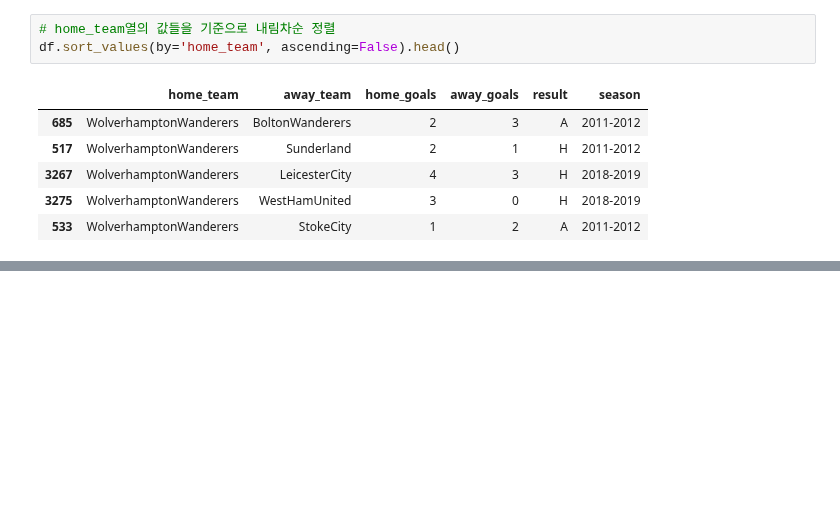
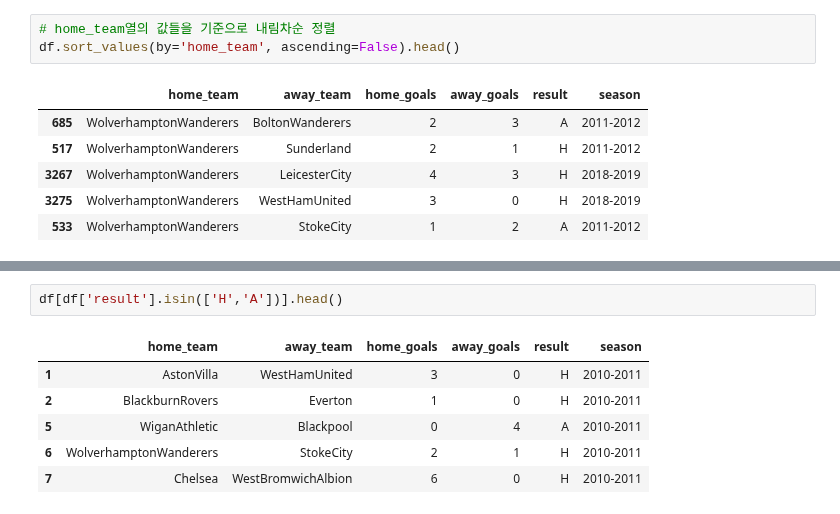
Before and after one commit to galaxy1014/ML_module_summary, a Jupyter notebook: Pandas/Chapter0_Summary/Chapter0.ipynb, the cells around one changed output, grey strips where cells are left out. Drawn from its saved outputs; the diff is of its cells as text; blank space fills up the shorter version.

```diff
--- a/Pandas/Chapter0_Summary/Chapter0.ipynb
+++ b/Pandas/Chapter0_Summary/Chapter0.ipynb
@@ -267,0 +386,9 @@ df.sort_values(by='home_team', ascending=False).head()
+# %%
+df[df['result'].isin(['H','A'])].head()
+# %% [output]
+|  | home_team | away_team | home_goals | away_goals | result | season |
+| 1 | AstonVilla | WestHamUnited | 3 | 0 | H | 2010-2011 |
+| 2 | BlackburnRovers | Everton | 1 | 0 | H | 2010-2011 |
+| 5 | WiganAthletic | Blackpool | 0 | 4 | A | 2010-2011 |
+| 6 | WolverhamptonWanderers | StokeCity | 2 | 1 | H | 2010-2011 |
+| 7 | Chelsea | WestBromwichAlbion | 6 | 0 | H | 2010-2011 |
```
Also changed, not shown: parts of 24 cells of this notebook.
